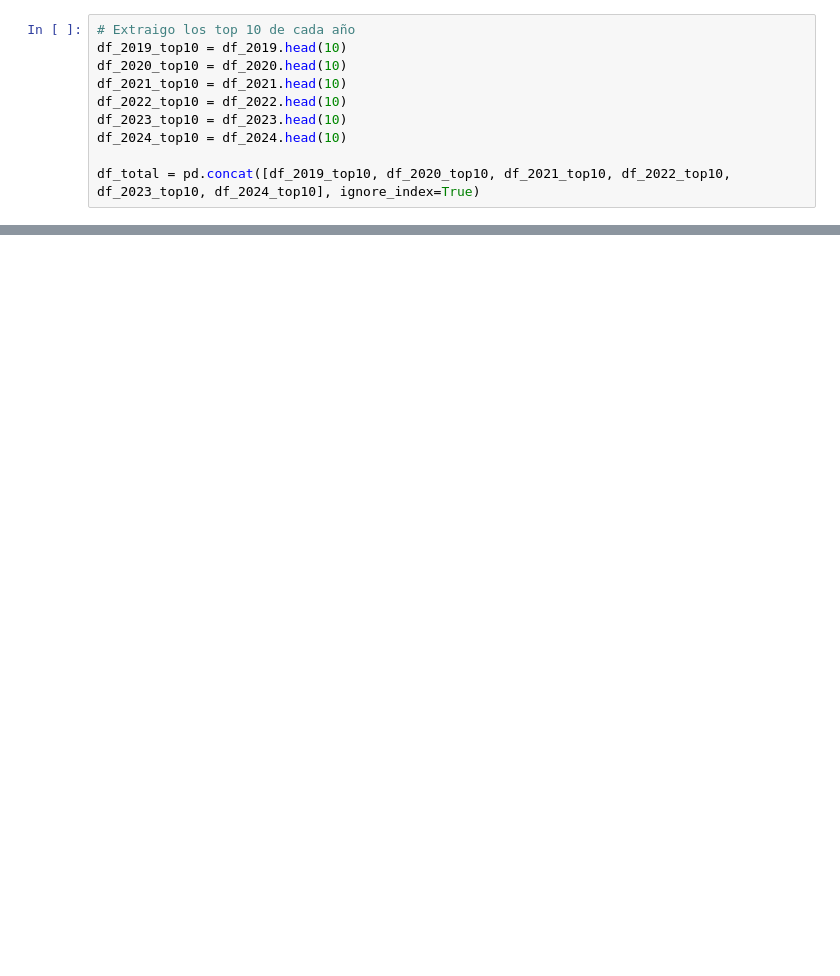
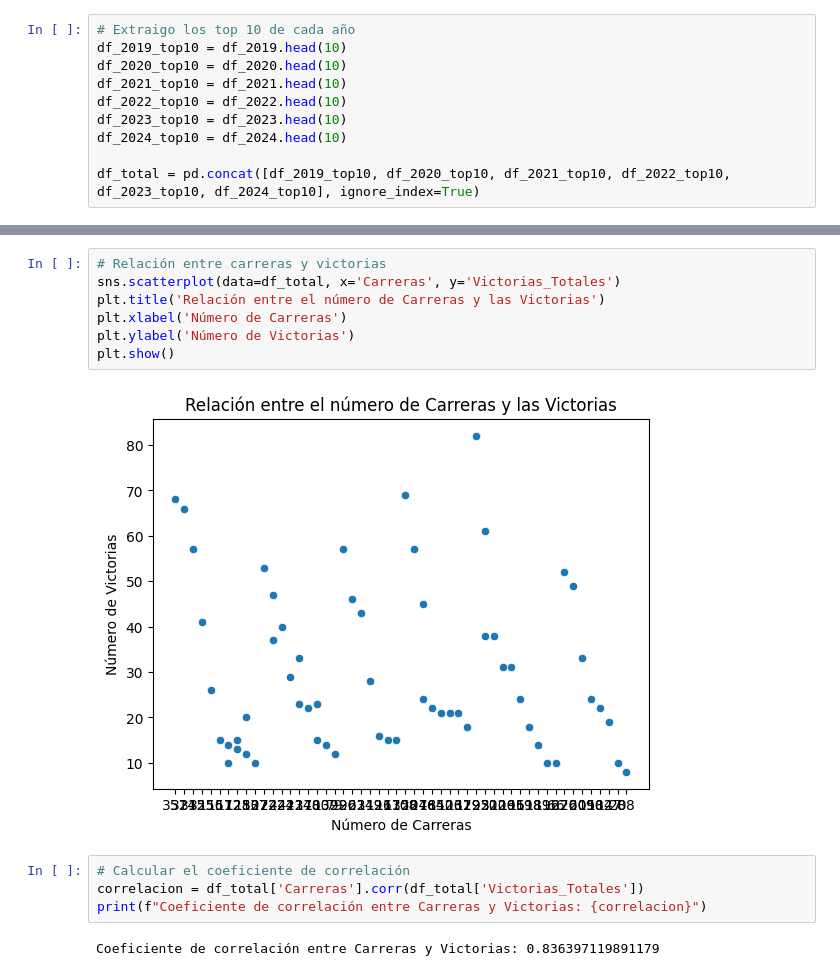
Before and after one commit to NellaCaro/estadisticas_jinetes, a Jupyter notebook: estadistica_jinetes.ipynb, the cells around one changed output, grey strips where cells are left out. Cells and saved outputs as stored; diff of their text form; blank space fills up the shorter version.

```diff
--- a/estadistica_jinetes.ipynb
+++ b/estadistica_jinetes.ipynb
@@ -163,0 +214,15 @@ print(df_total)
+# %%
+# Relación entre carreras y victorias
+sns.scatterplot(data=df_total, x='Carreras', y='Victorias_Totales')
+plt.title('Relación entre el número de Carreras y las Victorias')
+plt.xlabel('Número de Carreras')
+plt.ylabel('Número de Victorias')
+plt.show()
+# %% [output]
+[figure, added]
+# %%
+# Calcular el coeficiente de correlación
+correlacion = df_total['Carreras'].corr(df_total['Victorias_Totales'])
+print(f"Coeficiente de correlación entre Carreras y Victorias: {correlacion}")
+# %% [output]
+Coeficiente de correlación entre Carreras y Victorias: 0.836397119891179
```
Also changed, not shown: parts of 11 cells of this notebook.
